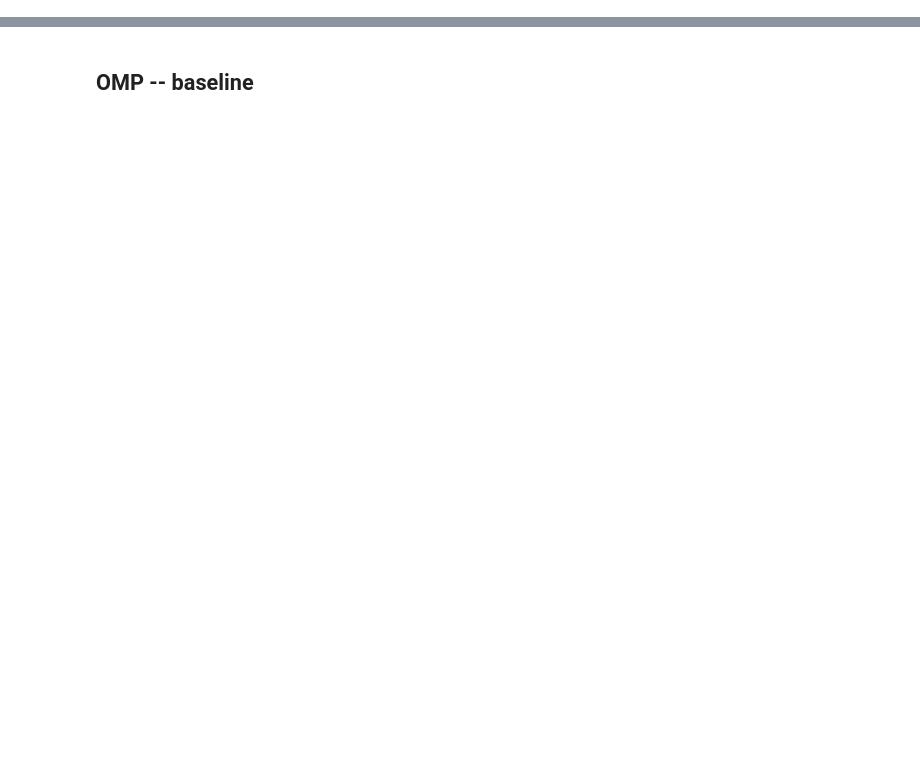
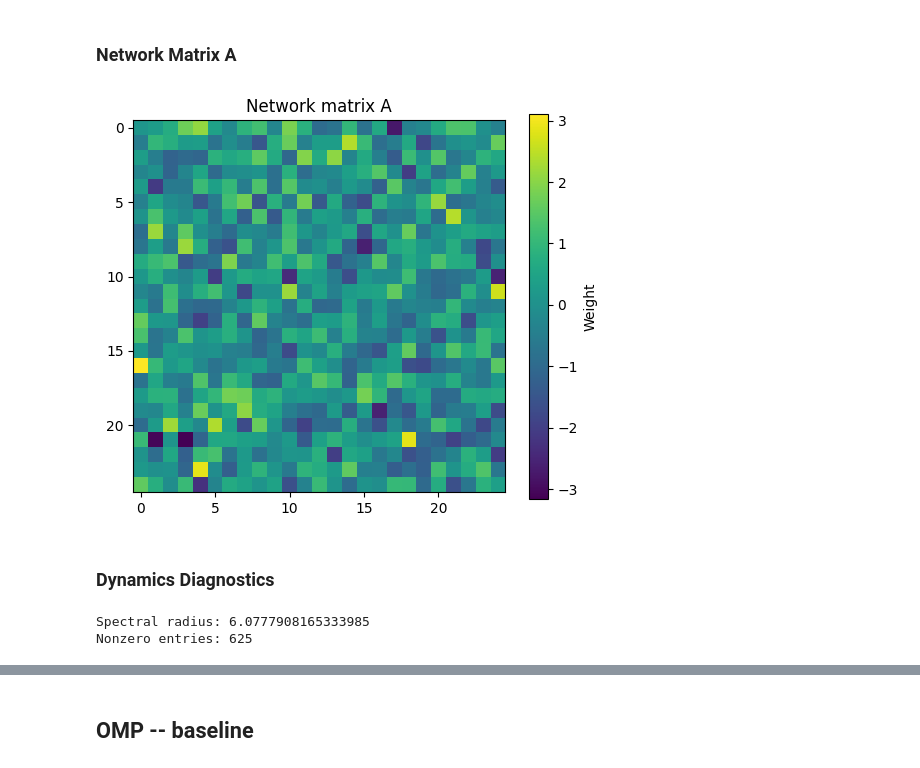
Before and after one commit to PabloABakker/Network-Opinion-Control, a Jupyter notebook: main.ipynb, the cells around one changed output, grey strips where cells are left out. Cells and saved outputs as stored; diff of their text form; code cells hidden in the pictures; blank space fills up the shorter version.

```diff
--- a/main.ipynb
+++ b/main.ipynb
@@ -295,0 +45,20 @@ tol=1e-14: rank=25
+# %% [markdown]
+### Network Matrix A
+# %%
+plt.figure(figsize=(6,5))
+plt.imshow(A)
+plt.colorbar(label="Weight")
+plt.title("Network matrix A")
+plt.show()
+# %% [output]
+[figure, added]
+# %% [markdown]
+### Dynamics Diagnostics
+# %%
+eigvals = np.linalg.eigvals(A)
+
+print("Spectral radius:", np.max(np.abs(eigvals)))
+print("Nonzero entries:", np.count_nonzero(A))
+# %% [output]
+Spectral radius: 6.0777908165333985
+Nonzero entries: 625
```
Also changed, not shown: parts of 80 cells of this notebook.
